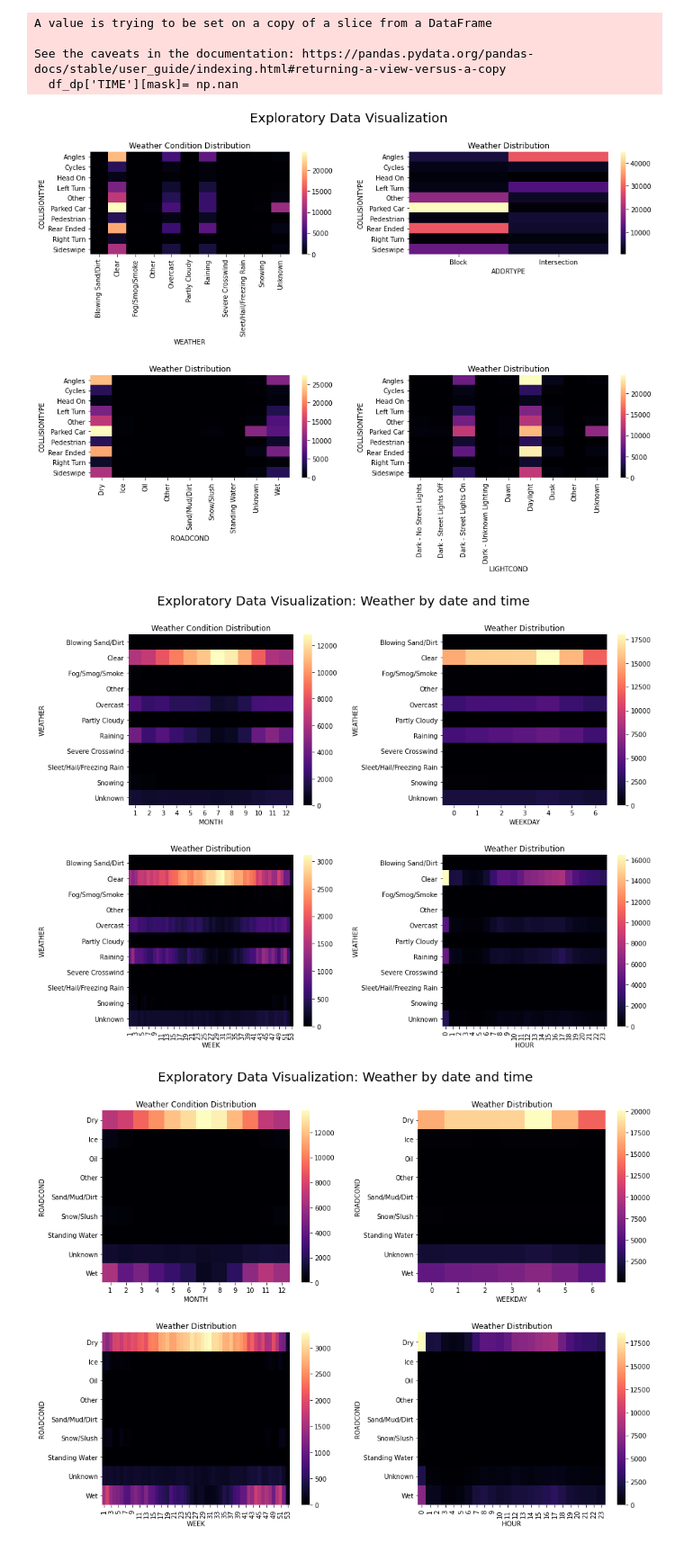
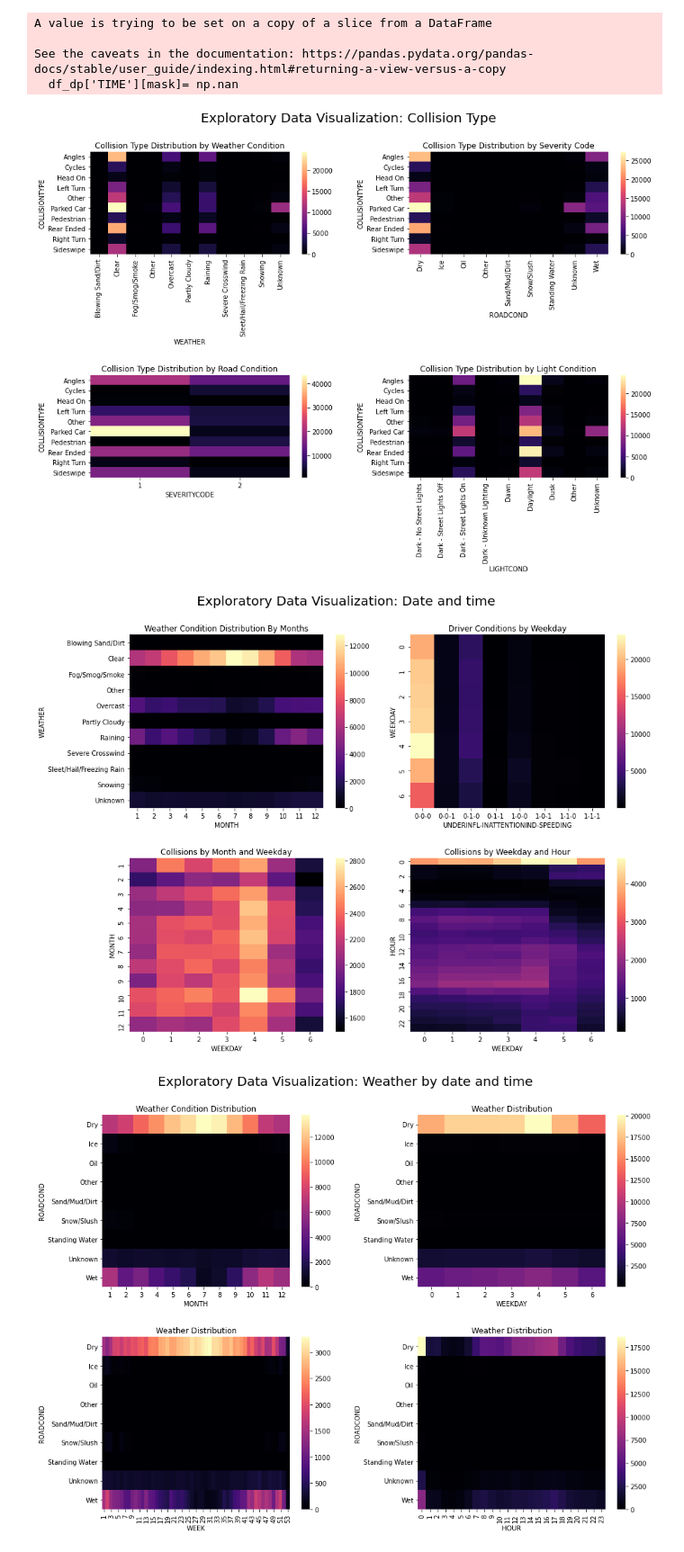
Before and after one commit to saaguirr11/Coursera_Capstone, a Jupyter notebook: Capstone_Work_Notebook.ipynb, the cells around one changed output. Shown: that part at 90% size. Cells and saved outputs as stored; diff of their text form; code cells hidden in the pictures.

```diff
--- a/Capstone_Work_Notebook.ipynb
+++ b/Capstone_Work_Notebook.ipynb
@@ -214,66 +218,69 @@ A value is trying to be set on a copy of a slice from a DataFrame
 See the caveats in the documentation: https://pandas.pydata.org/pandas-docs/stable/user_guide/indexing.html#returning-a-view-versus-a-copy
   df_dp['TIME'][mask]= np.nan
 # %%
+# Exploring the data with some plots:
+
 fig, axs = plt.subplots(2,2,figsize=(14,10))
 width=0.35
 
-fig.suptitle("Exploratory Data Visualization",fontsize=20,y=1.02)
+fig.suptitle("Exploratory Data Visualization: Collision Type",fontsize=20,y=1.02)
 
 # WEATHER CONDITION
 aux = df_dp.pivot_table(index='COLLISIONTYPE',columns='WEATHER',values='SEVERITYCODE',aggfunc='count',fill_value=0)
 g1 = sns.heatmap(aux,cmap='magma',ax=axs[0,0])
-axs[0,0].set_title('Weather Condition Distribution')
+axs[0,0].set_title('Collision Type Distribution by Weather Condition')
 
-aux = df_dp.pivot_table(index='COLLISIONTYPE',columns='ADDRTYPE',values='SEVERITYCODE',aggfunc='count',fill_value=0)
-g1 = sns.heatmap(aux,cmap='magma',ax=axs[0,1])
-axs[0,1].set_title('Weather Distribution')
+aux = df_dp.pivot_table(index='COLLISIONTYPE',columns='SEVERITYCODE',values='WEATHER',aggfunc='count',fill_value=0)
+g1 = sns.heatmap(aux,cmap='magma',ax=axs[1,0])
+axs[0,1].set_title('Collision Type Distribution by Severity Code')
 
 aux = df_dp.pivot_table(index='COLLISIONTYPE',columns='ROADCOND',values='SEVERITYCODE',aggfunc='count',fill_value=0)
-g1 = sns.heatmap(aux,cmap='magma',ax=axs[1,0])
-axs[1,0].set_title('Weather Distribution')
+g1 = sns.heatmap(aux,cmap='magma',ax=axs[0,1])
+axs[1,0].set_title('Collision Type Distribution by Road Condition')
 
 
 aux = df_dp.pivot_table(index='COLLISIONTYPE',columns='LIGHTCOND',values='SEVERITYCODE',aggfunc='count',fill_value=0)
 g1 = sns.heatmap(aux,cmap='magma',ax=axs[1,1])
-axs[1,1].set_title('Weather Distribution')
+axs[1,1].set_title('Collision Type Distribution by Light Condition')
 
 #handles, labels = axs[0,0].get_legend_handles_labels()
 #fig.legend(handles, labels, loc='upper center', bbox_to_anchor=(0.85, 1.02))
 
 fig.tight_layout(pad=3)
-#fig.savefig('External_Condition.png')
+fig.savefig('exploratory_01_CT.png',bbox_inches='tight')
 plt.show()
 # %% [output]
-[figure, old version]
+[figure, new version]
 # %%
 fig, axs = plt.subplots(2,2,figsize=(14,10))
 width=0.35
 
-fig.suptitle("Exploratory Data Visualization: Weather by date and time",fontsize=20,y=1.02)
+fig.suptitle("Exploratory Data Visualization: Date and time",fontsize=20,y=1.02)
 
-# WEATHER CONDITION
+# WEATHER CONDITION BY MONTHS
 aux = df_dp.pivot_table(index='WEATHER',columns='MONTH',values='SEVERITYCODE',aggfunc='count',fill_value=0)
 g1 = sns.heatmap(aux,cmap='magma',ax=axs[0,0])
-axs[0,0].set_title('Weather Condition Distribution')
+axs[0,0].set_title('Weather Condition Distribution By Months')
 
-aux = df_dp.pivot_table(index='WEATHER',columns='WEEKDAY',values='SEVERITYCODE',aggfunc='count',fill_value=0)
+# Driver Condition by Weekday
+aux = df_dp.pivot_table(index='WEEKDAY',columns=['UNDERINFL','INATTENTIONIND','SPEEDING'],values='SEVERITYCODE',aggfunc='count',fill_value=0)
 g1 = sns.heatmap(aux,cmap='magma',ax=axs[0,1])
-axs[0,1].set_title('Weather Distribution')
+axs[0,1].set_title('Driver Conditions by Weekday')
 
-aux = df_dp.pivot_table(index='WEATHER',columns='WEEK',values='SEVERITYCODE',aggfunc='count',fill_value=0)
+aux = df_dp.pivot_table(index='MONTH',columns='WEEKDAY',values='SEVERITYCODE',aggfunc='count',fill_value=0)
 g1 = sns.heatmap(aux,cmap='magma',ax=axs[1,0])
-axs[1,0].set_title('Weather Distribution')
+axs[1,0].set_title('Collisions by Month and Weekday')
 
 
-aux = df_dp.pivot_table(index='WEATHER',columns='HOUR',values='SEVERITYCODE',aggfunc='count',fill_value=0)
+aux = df_dp.pivot_table(index='HOUR',columns='WEEKDAY',values='SEVERITYCODE',aggfunc='count',fill_value=0)
 g1 = sns.heatmap(aux,cmap='magma',ax=axs[1,1])
-axs[1,1].set_title('Weather Distribution')
+axs[1,1].set_title('Collisions by Weekday and Hour')
 
 fig.tight_layout(pad=3)
-#fig.savefig('External_Condition.png')
+fig.savefig('exploratory_02_DaT.png',bbox_inches='tight')
 plt.show()
 # %% [output]
-[figure, old version]
+[figure, new version]
 # %%
 fig, axs = plt.subplots(2,2,figsize=(14,10))
 width=0.35
```
Also changed, not shown: parts of 27 cells of this notebook, 1 other file.
